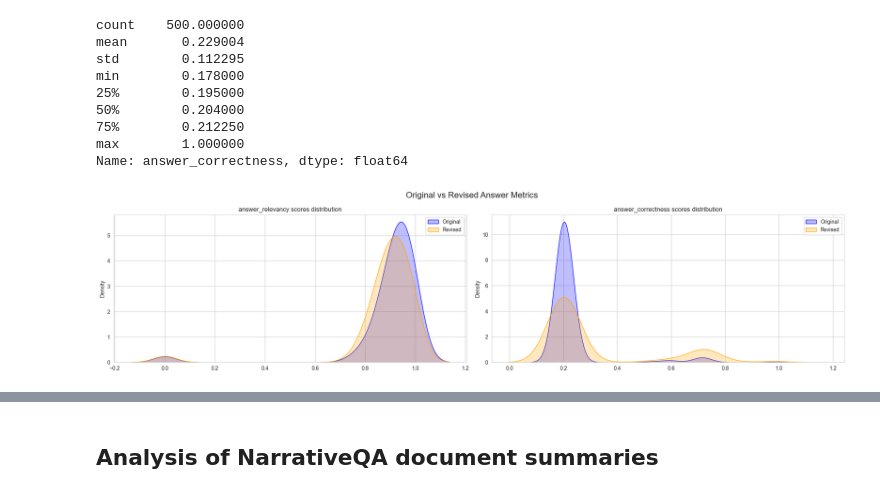
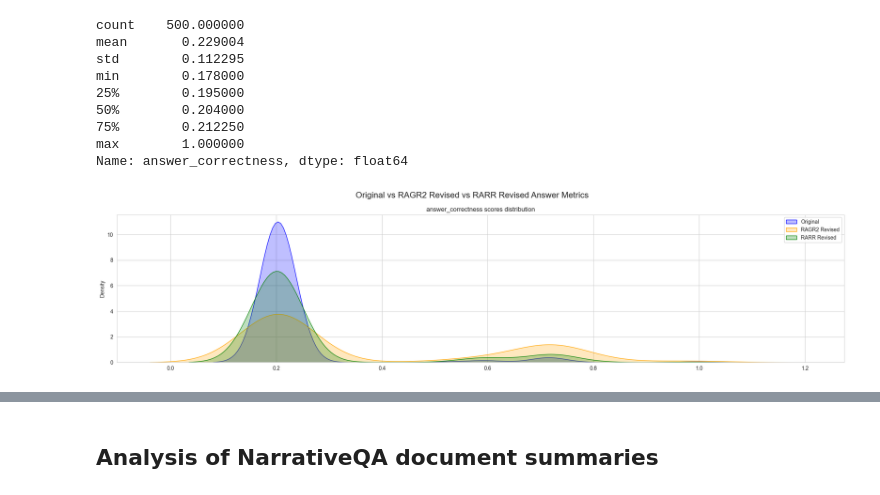
Before and after one commit to KremerML/RAGR2, a Jupyter notebook: notebooks/RAG_initial_exploration.ipynb, the cells around one changed output, grey strips where cells are left out. Drawn from its saved outputs; the diff is of its cells as text; code cells hidden in the pictures.

```diff
--- a/notebooks/RAG_initial_exploration.ipynb
+++ b/notebooks/RAG_initial_exploration.ipynb
@@ -494,8 +494,10 @@ INFO:httpx:HTTP Request: POST https://api.openai.com/v1/chat/completions "HTTP/1
 # %% [markdown]
 ## Visualzing the Results
 # %%
-ragr2_results = pd.read_csv('../archive/ragas_eval/ragr_long_ans_500_ans_metrics.csv')
+import pandas as pd
+ragr2_results = pd.read_csv('../archive/ragas_eval/ragr_long_ans_500_with_context_ans_metrics.csv')
 original_rag_results = pd.read_csv('../archive/ragas_eval/RAG_long_ans_500_ans_metrics.csv')
+rarr_results = pd.read_csv('../archive/ragas_eval/RARR_long_ans_500_ans_metrics.csv')
 # ragas_answer_correctness = pd.read_csv('../archive/ragas_eval/ragr_ans_correctness_500.csv')
 # ragas_answer_correctness.drop(['contexts','ground_truth', 'answer'], axis=1, inplace=True)
 
@@ -524,3 +526,8 @@ original_rag_results.head()
 | 2 | Who alerts the authorities to Ral... | ['Ralston realizes that by his kn... | A family that he meets on his hik... | Ralston's friend from Wyoming ale... | 0.991362 | 0.196517 |
 | 3 | What is a key party? | ['On the Friday night after Thank... | A party where married couples swi... | A key party is a game played at w... | 0.999999 | 0.216871 |
 | 4 | What is being painted in a church? | ['animals that the evil Ugu the S... | A watercolor painting on the Danc... | A mural of dancing fruit and anim... | 0.866094 | 0.216975 |
+# %%
+
+rarr_results['answer_correctness'] = rarr_results['answer_correctness'].round(decimals=3)
+print(f"Revised answer correctness mode: {rarr_results['answer_correctness'].mode()[0]}")
+rarr_results['answer_correctness'].describe()
@@ -558,34 +576,41 @@ Name: answer_correctness, dtype: float64
 # %%
 import numpy as np
 import matplotlib.pyplot as plt
 import seaborn as sns
 
 '''
 A kernel density estimate (KDE) plot is a method for visualizing the distribution of observations in a dataset, analogous to a histogram.
 KDE represents the data using a continuous probability density curve in one or more dimensions.'''
 
-def analysis(original_df, revised_df, figure_title, path):
+def analysis(original_df, revised_df, rarr_revised_df, figure_title, path):
     sns.set_style("whitegrid")
-    fig, axs = plt.subplots(1, 2, figsize=(20, 5))
-    colors = ['blue', 'orange']
-    labels = ['Original', 'Revised']
+    fig, axs = plt.subplots(figsize=(20, 5))
+    colors = ['blue', 'orange', 'green']
+    labels = ['Original', 'RAGR2 Revised', 'RARR Revised']
 
     for i, col in enumerate(original_df.columns):
-        sns.kdeplot(data=original_df[col].values, ax=axs[i], fill=True, color=colors[0], label=labels[0])
-        sns.kdeplot(data=revised_df[col].values, ax=axs[i], fill=True, color=colors[1], label=labels[1])
-        axs[i].set_title(f'{col} scores distribution')
-        axs[i].legend()
+        sns.kdeplot(data=original_df[col].values, ax=axs, fill=True, color=colors[0], label=labels[0])
+        sns.kdeplot(data=revised_df[col].values, ax=axs, fill=True, color=colors[1], label=labels[1])
+        sns.kdeplot(data=rarr_revised_df[col].values, ax=axs, fill=True, color=colors[2], label=labels[2])
+        axs.set_title(f'{col} scores distribution')
+        axs.legend()
+        # sns.kdeplot(data=original_df[col].values, ax=axs[i], fill=True, color=colors[0], label=labels[0])
+        # sns.kdeplot(data=revised_df[col].values, ax=axs[i], fill=True, color=colors[1], label=labels[1])
+        # sns.kdeplot(data=rarr_revised_df[col].values, ax=axs[i], fill=True, color=colors[2], label=labels[2])
+        # axs[i].set_title(f'{col} scores distribution')
+        # axs[i].legend()
 
     fig.suptitle(f"{figure_title} Answer Metrics", fontsize=16)
     plt.tight_layout()
     plt.savefig(fname=path)
     plt.show()
 
 analysis(
-    original_rag_results[['answer_relevancy', 'answer_correctness']],
-    ragr2_results[['answer_relevancy', 'answer_correctness']],
-    figure_title='Original vs Revised',
-    path='../figs/long_answer_500_answer_metrics_comparison.png'
+    original_rag_results[['answer_correctness']],
+    ragr2_results[['answer_correctness']],
+    rarr_results[['answer_correctness']],
+    figure_title='Original vs RAGR2 Revised vs RARR Revised',
+    path='../figs/RARR_RAGR_long_answer_500_answer_correctness_comparison.png'
 )
 # %% [output]
-[figure, old version]
+[figure, new version]
```
Also changed, not shown: parts of 9 cells of this notebook.
